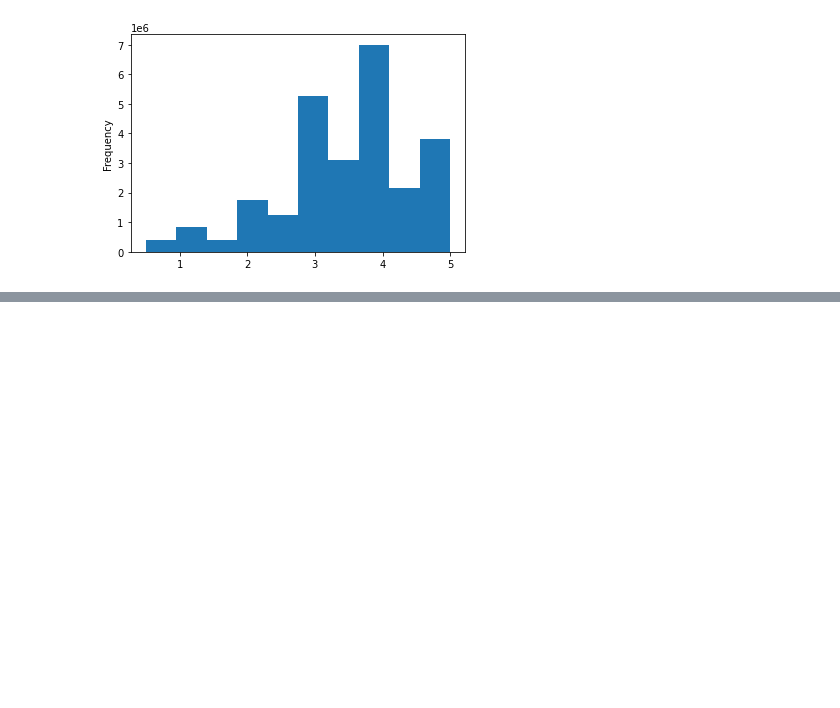
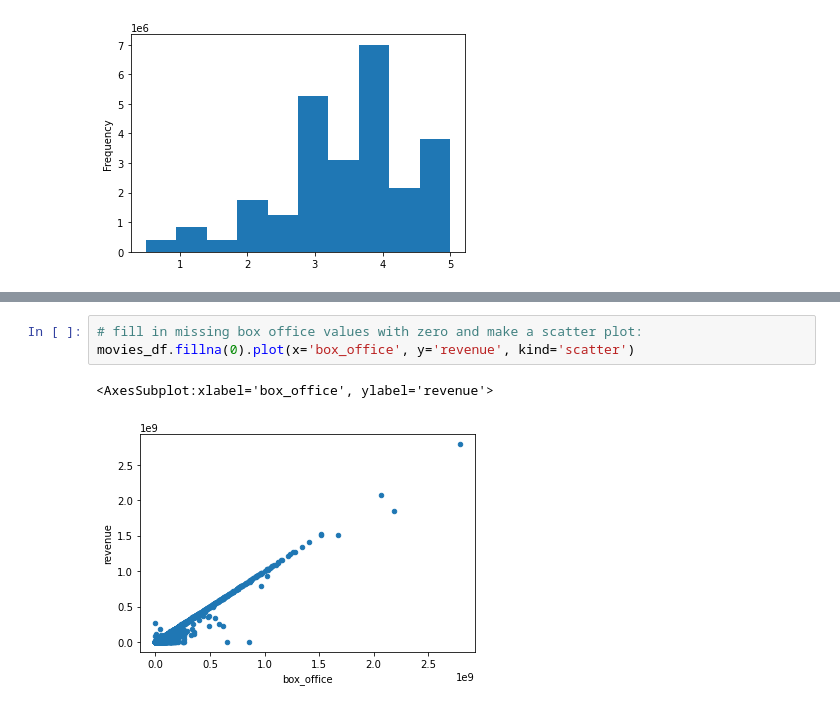
Before and after one commit to nayanbarhate/Movies-ETL, a Jupyter notebook: Module8_practise.ipynb, the cells around one changed output, grey strips where cells are left out. Cells and saved outputs as stored; diff of their text form; blank space fills up the shorter version.

```diff
--- a/Module8_practise.ipynb
+++ b/Module8_practise.ipynb
@@ -868,0 +938,6 @@ Name: rating, dtype: float64
+# %%
+# fill in missing box office values with zero and make a scatter plot:
+movies_df.fillna(0).plot(x='box_office', y='revenue', kind='scatter')
+# %% [output]
+<AxesSubplot:xlabel='box_office', ylabel='revenue'>
+[figure, added]
```
Also changed, not shown: parts of 44 cells of this notebook, 8 other files.
